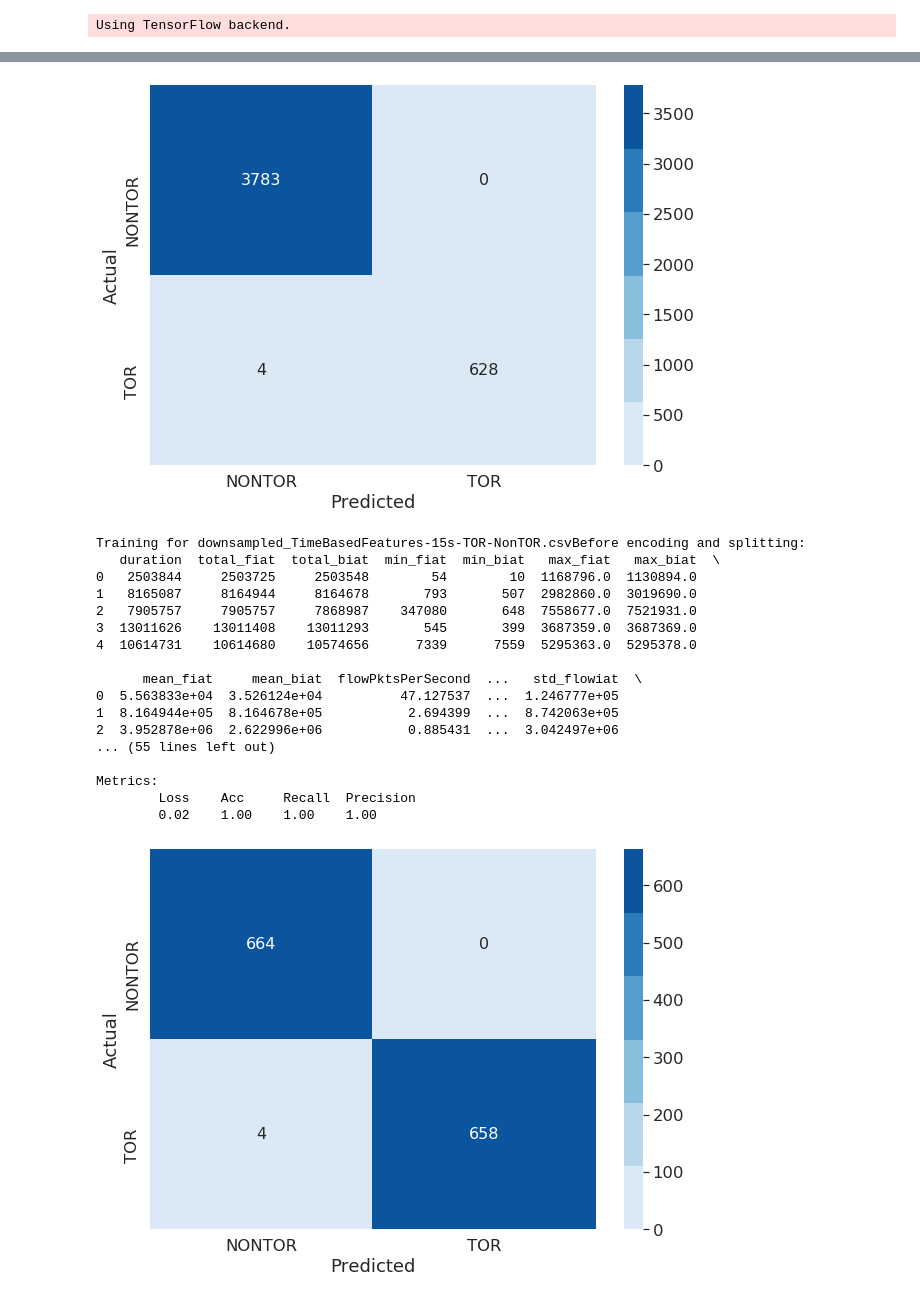
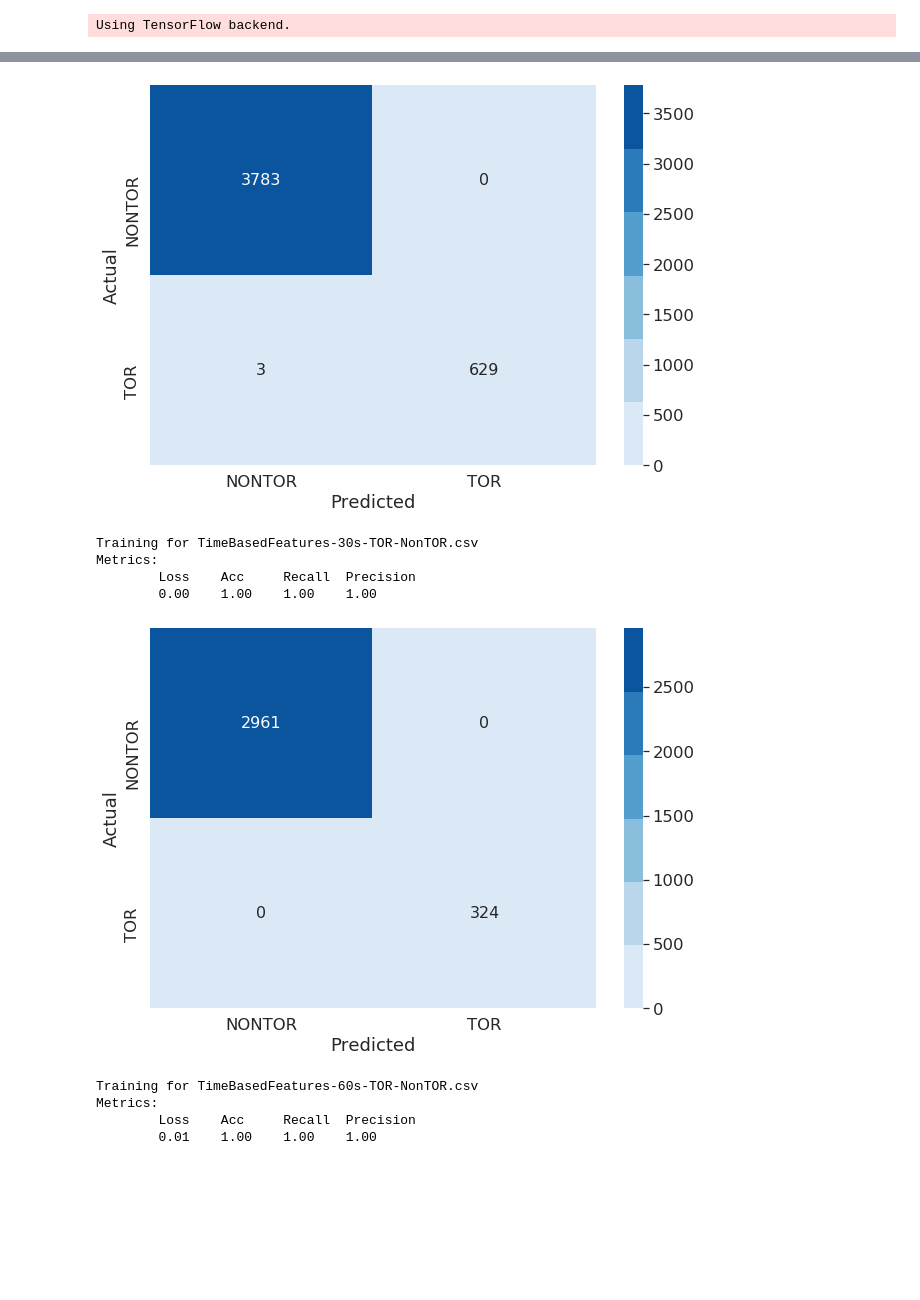
Before and after one commit to Colorado-Mesa-University-Cybersecurity/DeepLearning-TorTraffic, a Jupyter notebook: notebooks/keras scenario a experiment.ipynb, the cells around one changed output, grey strips where cells are left out. Cells and saved outputs as stored; diff of their text form; code cells hidden in the pictures; blank space fills up the shorter version.

Commit message:
updated with balanced scenario a data and conf matrices

```diff
--- a/notebooks/keras scenario a experiment.ipynb
+++ b/notebooks/keras scenario a experiment.ipynb
@@ -85,2 +80,0 @@ DeepLearning-TorTraffic  papers  tor_dataset
-# %%
-X, y = get_Xy('../../tor_dataset/Scenario-A/TimeBasedFeatures-15s-TOR-NonTOR.csv', verbose=True)
@@ -130,11 +106,23 @@ def show_conf_matrix(model, X_test, y_test, names):
     ax.set_xlabel('Predicted')
 
     plt.show()
+
+def create_dnn_model(metrics=['accuracy']):
+    model = Sequential([
+            Dense(64, input_shape=(23,)),
+            Dense(32, activation='relu'),
+            Dense(2, activation='softmax')
+        ])
+    model.compile(optimizer='adam', loss='categorical_crossentropy', metrics=metrics)
+
+    return model
 # %%
 # Just run a DNN experiment
 # All of the data files
 files=['TimeBasedFeatures-15s-TOR-NonTOR.csv',
-       'downsampled_TimeBasedFeatures-15s-TOR-NonTOR.csv']
+       'TimeBasedFeatures-30s-TOR-NonTOR.csv',
+       'TimeBasedFeatures-60s-TOR-NonTOR.csv',
+       'TimeBasedFeatures-120s-TOR-NonTOR.csv']
 
 # Gathered from the getXy function
 #0 => NONTOR
@@ -143,7 +131,7 @@ names = ['NONTOR', 'TOR']
 
 for file in files:
     print('Training for {}'.format(file), end='')
-    X, y = get_Xy(path + file, verbose=True)
+    X, y = get_Xy(path + file, verbose=False)
 
     X = normalize(X)
     y = to_categorical(y)
@@ -158,12 +146,7 @@ for file in files:
     ]
 
     # Deep Neural Network
-    dnn = Sequential([
-            Dense(64, input_shape=(23,)),
-            Dense(32, activation='relu'),
-            Dense(2, activation='softmax')
-    ])
-    dnn.compile(optimizer='adam', loss='categorical_crossentropy', metrics=metrics)
+    dnn = create_dnn_model(metrics)
 
     dnn.fit(X_train, y_train, epochs=25, verbose=0)
 
@@ -194,22 +164,13 @@ Training for TimeBasedFeatures-15s-TOR-NonTOR.csvBefore encoding and splitting:
 Metrics:
         Loss    Acc     Recall  Precision
         0.00    1.00    1.00    1.00
 [figure]
-Training for downsampled_TimeBasedFeatures-15s-TOR-NonTOR.csvBefore encoding and splitting:
-   duration  total_fiat  total_biat  min_fiat  min_biat   max_fiat   max_biat  \
-0   2503844     2503725     2503548        54        10  1168796.0  1130894.0
-1   8165087     8164944     8164678       793       507  2982860.0  3019690.0
-2   7905757     7905757     7868987    347080       648  7558677.0  7521931.0
-3  13011626    13011408    13011293       545       399  3687359.0  3687369.0
-4  10614731    10614680    10574656      7339      7559  5295363.0  5295378.0
-
-      mean_fiat     mean_biat  flowPktsPerSecond  ...   std_flowiat  \
-0  5.563833e+04  3.526124e+04          47.127537  ...  1.246777e+05
-1  8.164944e+05  8.164678e+05           2.694399  ...  8.742063e+05
-2  3.952878e+06  2.622996e+06           0.885431  ...  3.042497e+06
-... (55 lines left out)
-
+Training for TimeBasedFeatures-30s-TOR-NonTOR.csv
 Metrics:
         Loss    Acc     Recall  Precision
-        0.02    1.00    1.00    1.00
+        0.00    1.00    1.00    1.00
-[figure, old version]
+[figure, new version]
+Training for TimeBasedFeatures-60s-TOR-NonTOR.csv
+Metrics:
+        Loss    Acc     Recall  Precision
+        0.01    1.00    1.00    1.00
```
Also changed, not shown: parts of 8 cells of this notebook.
